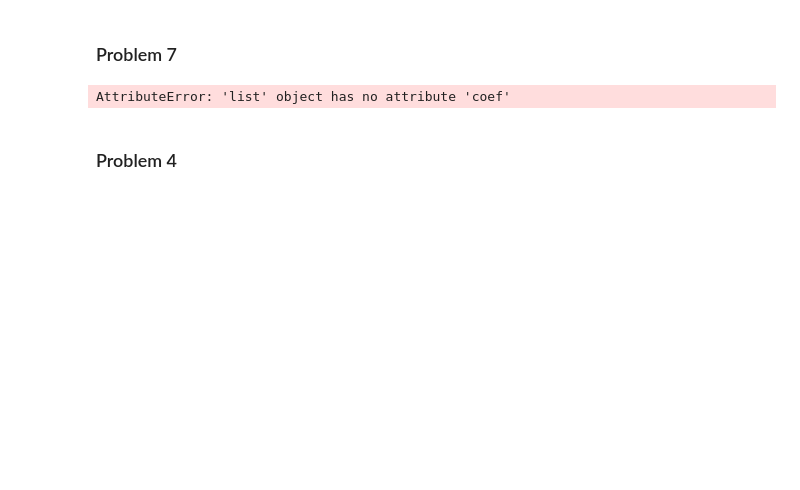
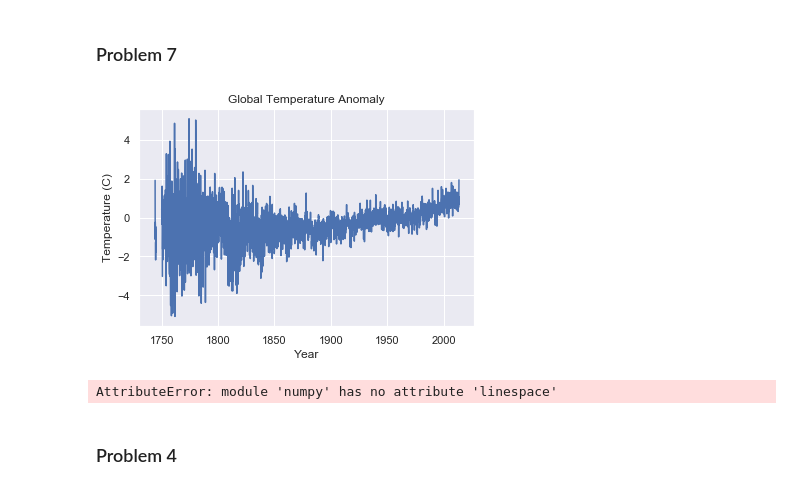
Before and after one commit to christion-b/DATA1401, a Jupyter notebook: Homework/Homework 6/answers_hw6.ipynb, the cells around one changed output. Saved outputs shown, nothing was run; the diff lists cells and outputs as text; code cells hidden in the pictures; blank space fills up the shorter version.

```diff
--- a/Homework/Homework 6/answers_hw6.ipynb
+++ b/Homework/Homework 6/answers_hw6.ipynb
@@ -42,8 +42,8 @@ Approximate value of pi = 3.172
 ### Problem 7
 # %%
 import numpy as np
+import matplotlib.pyplot as plt
 import seaborn as sns
-import matplotlib as plt
 sns.set()
 
 # download the file from web
@@ -53,42 +53,42 @@ def download(url,filePath):
     with urllib.request.urlopen(url) as response, open(filePath, 'wb') as out_file:
         shutil.copyfileobj(response, out_file)
     return None
 filePath='./usaTempHistory.txt'
 download(url='https://www.cdslab.org/recipes/programming/regression-predicting-future-global-land-temperature/usaTemperatureHistory.txt',
         filePath=filePath)
 
 #Parse file
 with open(filePath,'r') as file:
     lines=file.readlines()
     dates=[]
     anom=[]
     #grab information
     for line in lines[70:]:
         year=np.double(line[0:6])
         month=np.double(line[7:12])
         tempDiff=np.double(line[13:22])
         dates.append(year+month/13)
         anom.append(tempDiff)
 
-#Trend line
-def predict(coef,dates):
-    return coef[0]+dates+coef[1]
-
-row=2700 #year 1970
-anom.coef=np.polyfit(x=dates[row:], y=anom[row:],deg=1)
-dateRange=np.linespace(1750,2051,1000)
-
 #Plot
 fig=plt.figure()
 ax=fig.gca()
 plt.plot(dates,anom)
 ax.set_xlabel('Year')
 ax.set_ylabel('Temperature (C)')
 plt.title('Global Temperature Anomaly')
 plt.savefig("GlobalTempAnomaly.png")
 plt.show()
+
+#Trend line
+def predict(coef,dates): return coef[0]+dates+coef[1]
+
+row=2700 #year 1970
+anom = np.polyfit(x=dates[row:], y=anom[row:],deg=1)
+dateRange=np.linespace(1750,2051,1000)
 # %% [output]
+[figure, added]
-AttributeError: 'list' object has no attribute 'coef'
+AttributeError: module 'numpy' has no attribute 'linespace'
 # %% [markdown]
 ### Problem 4
 # %%
```
Also changed, not shown: parts of 7 cells of this notebook, 1 other file.
